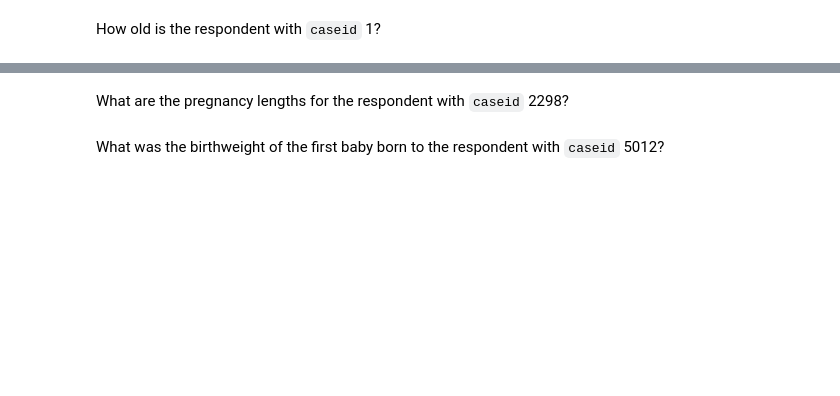
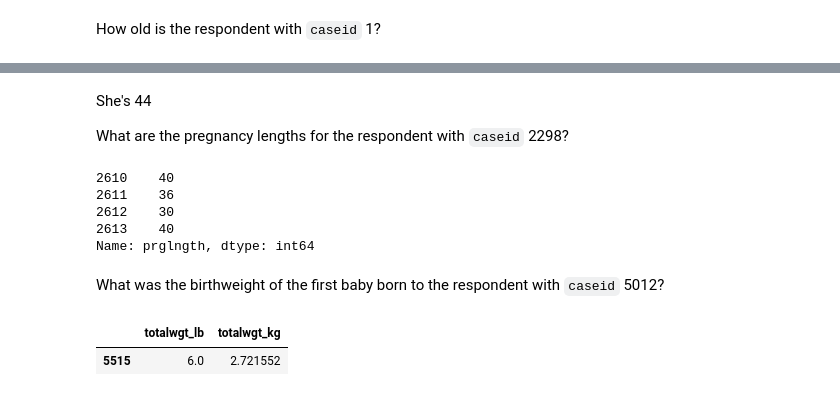
Before and after one commit to stephenlaw30/DataScienceMasters, a Jupyter notebook: Stats/Books/ThinkStats/code/chap01ex.ipynb, the cells around one changed output, grey strips where cells are left out. Drawn from its saved outputs; the diff is of its cells as text; code cells hidden in the pictures; blank space fills up the shorter version.

```diff
--- a/Stats/Books/ThinkStats/code/chap01ex.ipynb
+++ b/Stats/Books/ThinkStats/code/chap01ex.ipynb
@@ -381,0 +494,4 @@ Create a new column named <tt>totalwgt_kg</tt> that contains birth weight in kil
+# %%
+# don't use dot notation to add cols to a df
+preg["totalwgt_kg"] = preg.totalwgt_lb*0.453592
+preg.totalwgt_kg.mean()
@@ -425,2 +564,4 @@ How old is the respondent with `caseid` 1?
 # %% [markdown]
+She's 44
+
 What are the pregnancy lengths for the respondent with `caseid` 2298?
@@ -429,2 +568,10 @@ What are the pregnancy lengths for the respondent with `caseid` 2298?
+# %%
+preg.prglngth[preg.caseid==2298]
+# %% [output]
+2610    40
+2611    36
+2612    30
+2613    40
+Name: prglngth, dtype: int64
 # %% [markdown]
 What was the birthweight of the first baby born to the respondent with `caseid` 5012?
@@ -432,0 +578,5 @@ What was the birthweight of the first baby born to the respondent with `caseid`
+# %%
+preg[["totalwgt_lb","totalwgt_kg"]][preg.caseid==5012]
+# %% [output]
+|  | totalwgt_lb | totalwgt_kg |
+| 5515 | 6.0 | 2.721552 |
```
Also changed, not shown: parts of 36 cells of this notebook, 5 other files.
